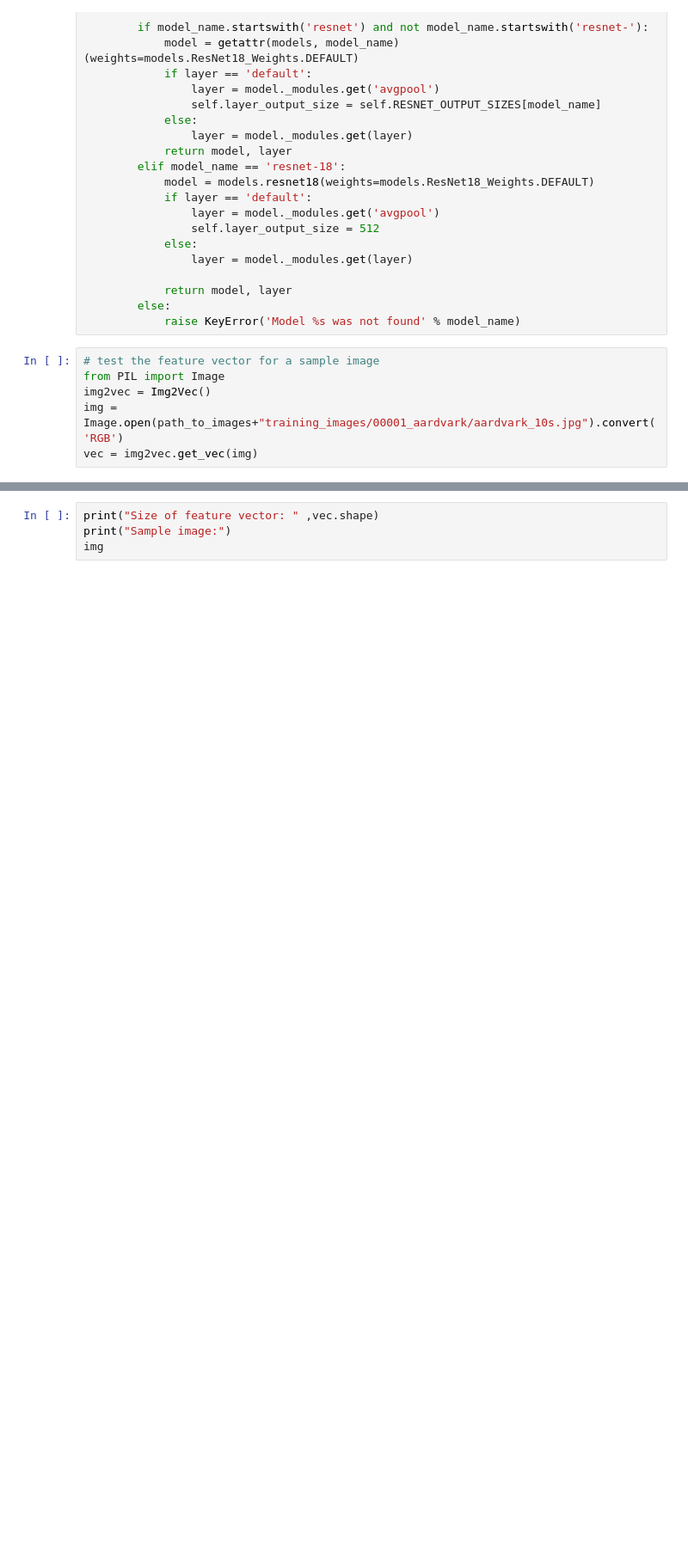
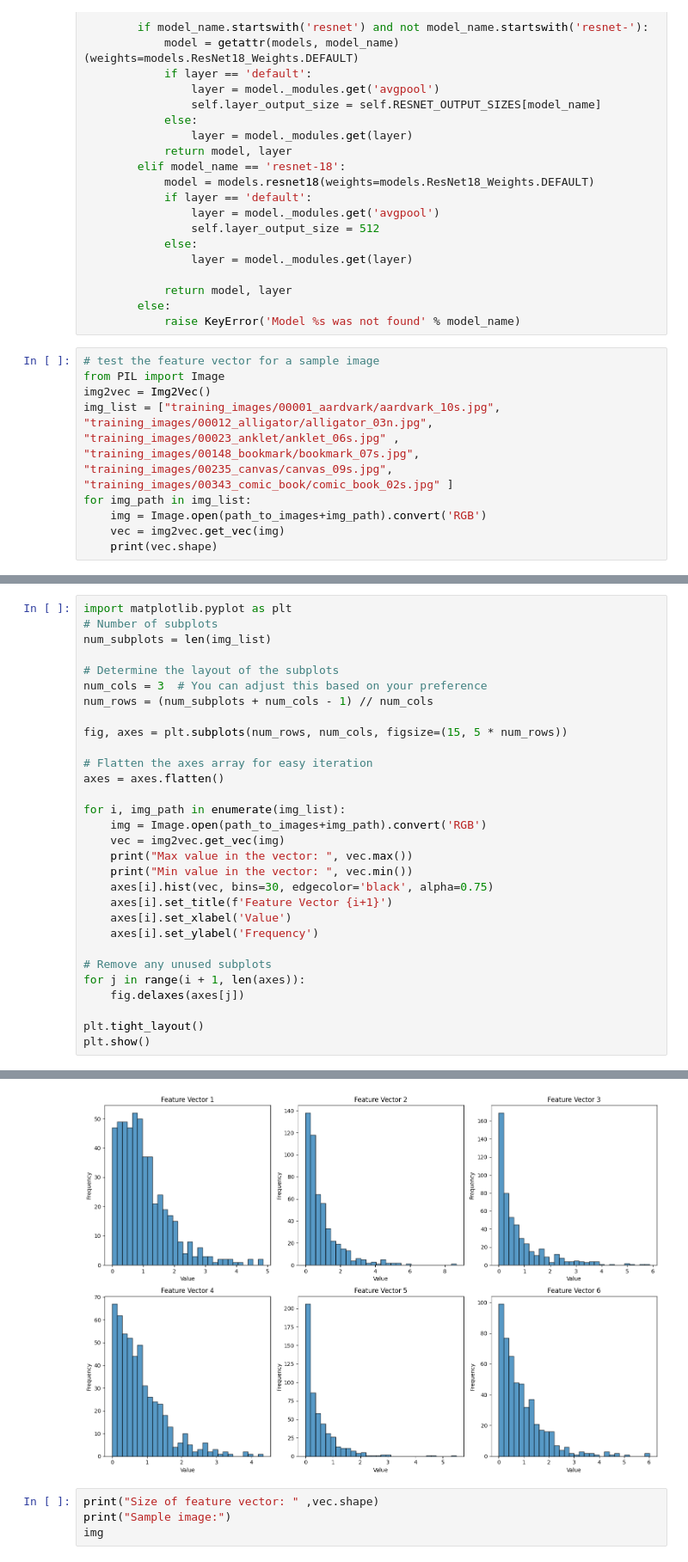
Before and after one commit to aditisaxena12/DecodeEEG, a Jupyter notebook: src/visualize/data_analysis.ipynb, the cells around one changed output, grey strips where cells are left out. Shown at 86% size. Cells and saved outputs as stored; diff of their text form; blank space fills up the shorter version.

```diff
--- a/src/visualize/data_analysis.ipynb
+++ b/src/visualize/data_analysis.ipynb
@@ -80,5 +80,8 @@ class Img2Vec():
 # test the feature vector for a sample image
 from PIL import Image
 img2vec = Img2Vec()
-img = Image.open(path_to_images+"training_images/00001_aardvark/aardvark_10s.jpg").convert('RGB')
-vec = img2vec.get_vec(img)
+img_list = ["training_images/00001_aardvark/aardvark_10s.jpg", "training_images/00012_alligator/alligator_03n.jpg", "training_images/00023_anklet/anklet_06s.jpg" , "training_images/00148_bookmark/bookmark_07s.jpg", "training_images/00235_canvas/canvas_09s.jpg", "training_images/00343_comic_book/comic_book_02s.jpg" ]
+for img_path in img_list:
+    img = Image.open(path_to_images+img_path).convert('RGB')
+    vec = img2vec.get_vec(img)
+    print(vec.shape)
@@ -84,0 +95,31 @@ vec = img2vec.get_vec(img)
+# %%
+import matplotlib.pyplot as plt
+# Number of subplots
+num_subplots = len(img_list)
+
+# Determine the layout of the subplots
+num_cols = 3  # You can adjust this based on your preference
+num_rows = (num_subplots + num_cols - 1) // num_cols
+
+fig, axes = plt.subplots(num_rows, num_cols, figsize=(15, 5 * num_rows))
+
+# Flatten the axes array for easy iteration
+axes = axes.flatten()
+
+for i, img_path in enumerate(img_list):
+    img = Image.open(path_to_images+img_path).convert('RGB')
+    vec = img2vec.get_vec(img)
+    print("Max value in the vector: ", vec.max())
+    print("Min value in the vector: ", vec.min())
+    axes[i].hist(vec, bins=30, edgecolor='black', alpha=0.75)
+    axes[i].set_title(f'Feature Vector {i+1}')
+    axes[i].set_xlabel('Value')
+    axes[i].set_ylabel('Frequency')
+
+# Remove any unused subplots
+for j in range(i + 1, len(axes)):
+    fig.delaxes(axes[j])
+
+plt.tight_layout()
+plt.show()
+# %% [output]
@@ -85,3 +138,4 @@ vec = img2vec.get_vec(img)
+[figure, added]
 # %%
 print("Size of feature vector: " ,vec.shape)
 print("Sample image:")
```
Also changed, not shown: parts of 3 cells of this notebook, 3 other files.
